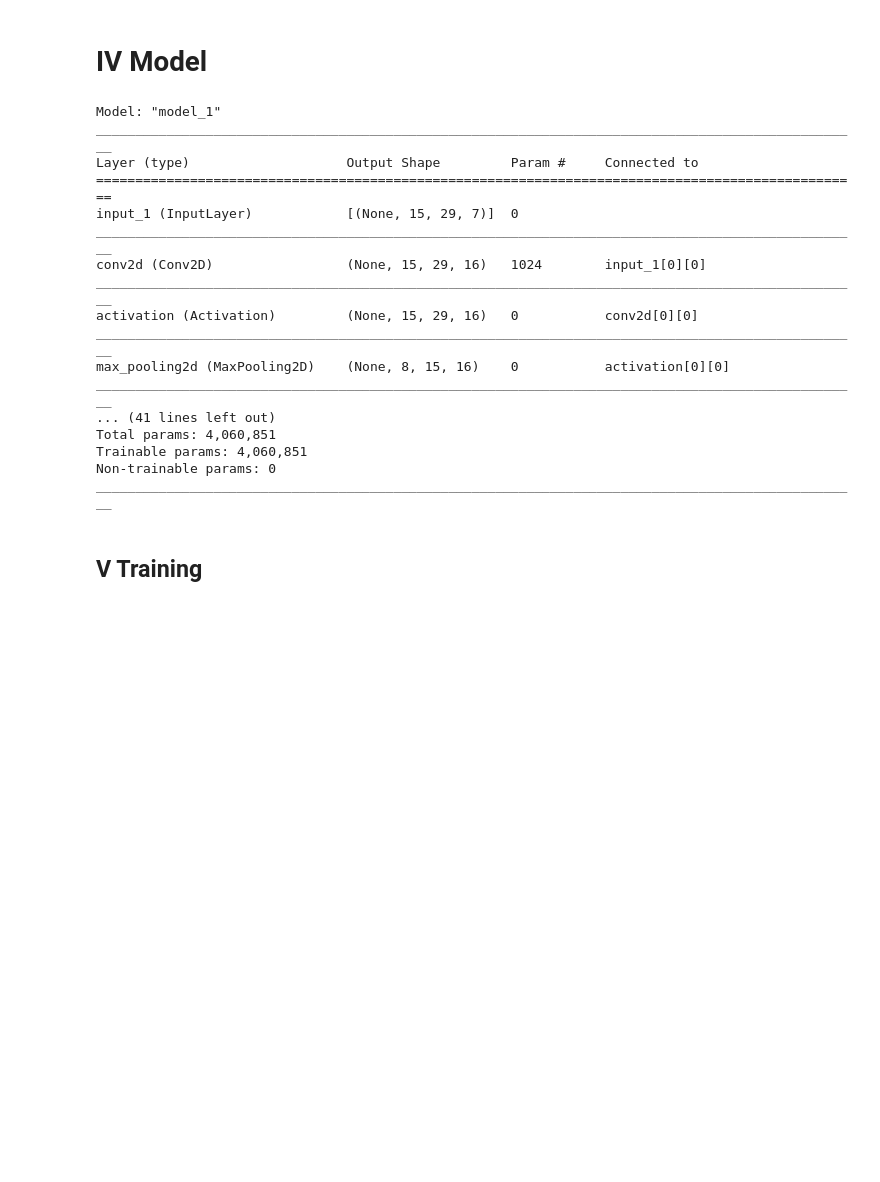
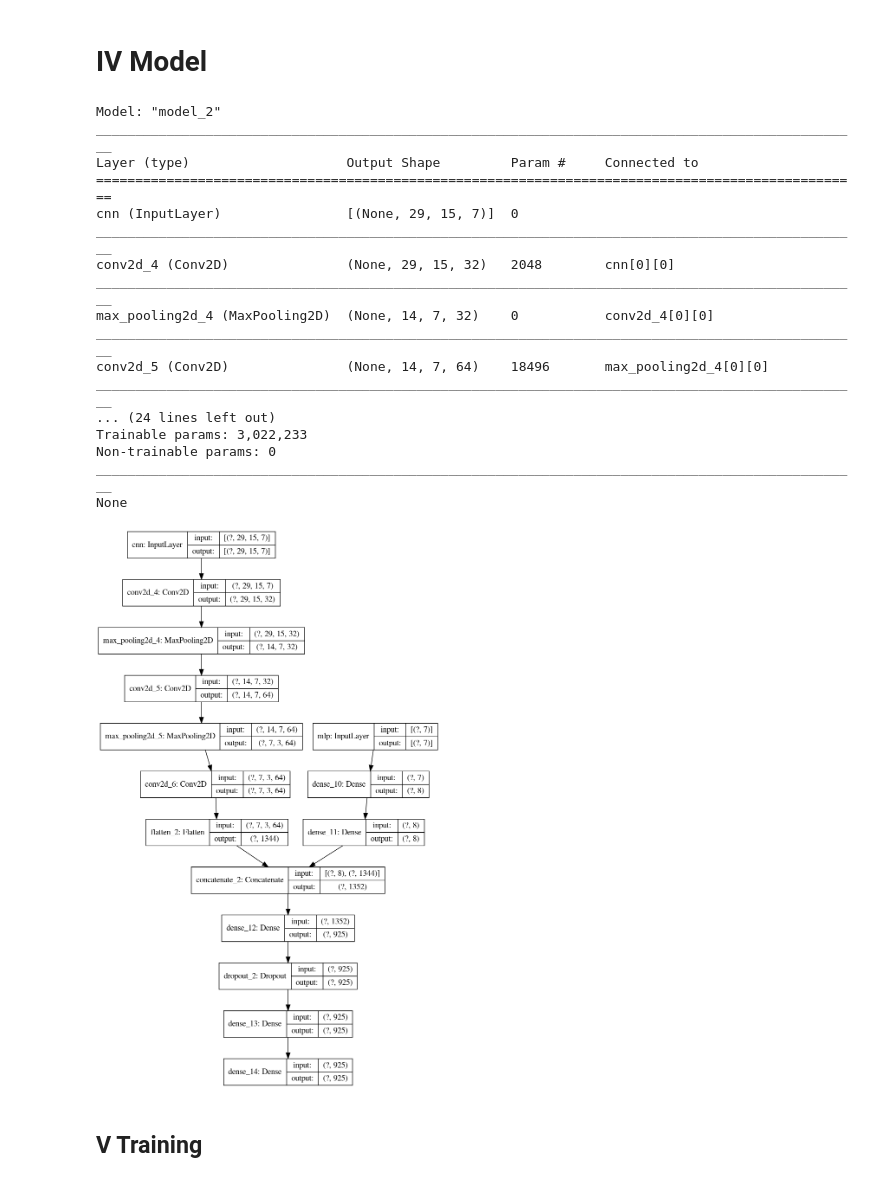
Before and after one commit to EtWnn/AlphaTerminal, a Jupyter notebook: Global_Training.ipynb, the cells around one changed output. Cells and saved outputs as stored; diff of their text form; code cells hidden in the pictures; blank space fills up the shorter version.

```diff
--- a/Global_Training.ipynb
+++ b/Global_Training.ipynb
@@ -111,22 +52,57 @@ model.compile(loss="categorical_crossentropy", metrics =['accuracy'], optimizer=
-# %%
-from tensorflow.keras.utils import plot_model
-plot_model(model,show_shapes = True, to_file='model.png')
-model.summary()
-# %% [output]
-Model: "model_1"
-__________________________________________________________________________________________________
-Layer (type)                    Output Shape         Param #     Connected to
-==================================================================================================
-input_1 (InputLayer)            [(None, 15, 29, 7)]  0
-__________________________________________________________________________________________________
-conv2d (Conv2D)                 (None, 15, 29, 16)   1024        input_1[0][0]
-__________________________________________________________________________________________________
-activation (Activation)         (None, 15, 29, 16)   0           conv2d[0][0]
-__________________________________________________________________________________________________
-max_pooling2d (MaxPooling2D)    (None, 8, 15, 16)    0           activation[0][0]
-__________________________________________________________________________________________________
-... (41 lines left out)
-Total params: 4,060,851
-Trainable params: 4,060,851
-Non-trainable params: 0
-__________________________________________________________________________________________________
+# %%
+flatInputLib = FlatInputDic()
+generalOutputLib = GeneralOutputLib()
+def create_MLP_CNN():
+
+    mlp_inputs = Input(shape = (7,), name = 'mlp')
+    cnn_inputs = Input(shape = (29,15,7), name = 'cnn')
+
+    #mlp model
+    mlp_core = Dense(8, activation = 'relu')(mlp_inputs)
+    mlp_core = Dense(8, activation = 'relu')(mlp_core)
+
+    #cnn model
+    cnn_core = Conv2D(32, (3, 3), activation='relu', padding = 'same')(cnn_inputs)
+    cnn_core = MaxPooling2D((2, 2))(cnn_core)
+    cnn_core = Conv2D(64, (3, 3), activation='relu', padding = 'same')(cnn_core)
+    cnn_core = MaxPooling2D((2, 2))(cnn_core)
+    cnn_core = Conv2D(64, (3, 3), activation='relu', padding = 'same')(cnn_core)
+    cnn_core = Flatten()(cnn_core)
+
+    #assembly
+    x = concatenate([mlp_core, cnn_core])
+
+    #dense end
+    x = Dense(generalOutputLib.index, activation = 'relu')(x)
+    x = Dropout(0.2)(x)
+    x = Dense(generalOutputLib.index, activation = 'relu')(x)
+    output = Dense(generalOutputLib.index, activation = 'softmax')(x)
+
+
+    #model
+    model = Model(inputs = [mlp_inputs, cnn_inputs], outputs = [output])
+
+    return model
+# %%
+model = create_MLP_CNN()
+print(model.summary())
+tf.keras.utils.plot_model(model, 'model.png', show_shapes=True)
+# %% [output]
+Model: "model_2"
+__________________________________________________________________________________________________
+Layer (type)                    Output Shape         Param #     Connected to
+==================================================================================================
+cnn (InputLayer)                [(None, 29, 15, 7)]  0
+__________________________________________________________________________________________________
+conv2d_4 (Conv2D)               (None, 29, 15, 32)   2048        cnn[0][0]
+__________________________________________________________________________________________________
+max_pooling2d_4 (MaxPooling2D)  (None, 14, 7, 32)    0           conv2d_4[0][0]
+__________________________________________________________________________________________________
+conv2d_5 (Conv2D)               (None, 14, 7, 64)    18496       max_pooling2d_4[0][0]
+__________________________________________________________________________________________________
+... (24 lines left out)
+Trainable params: 3,022,233
+Non-trainable params: 0
+__________________________________________________________________________________________________
+None
+[figure, added]
```
Also changed, not shown: parts of 6 cells of this notebook, 3 other files.
